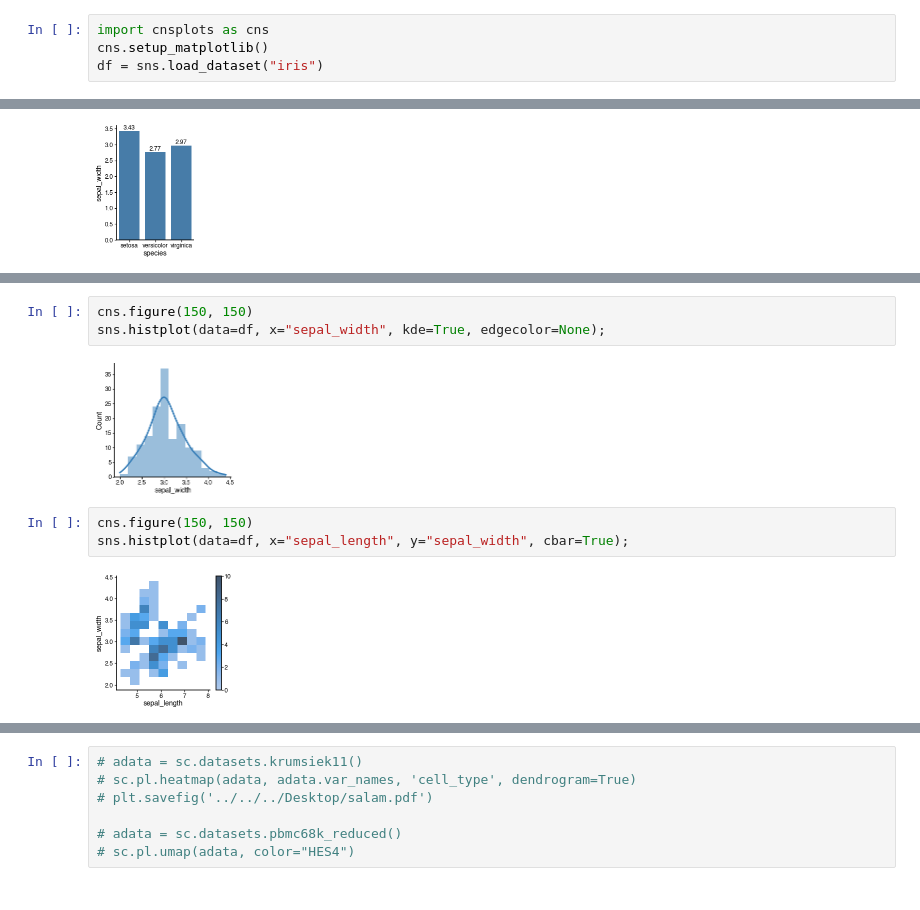
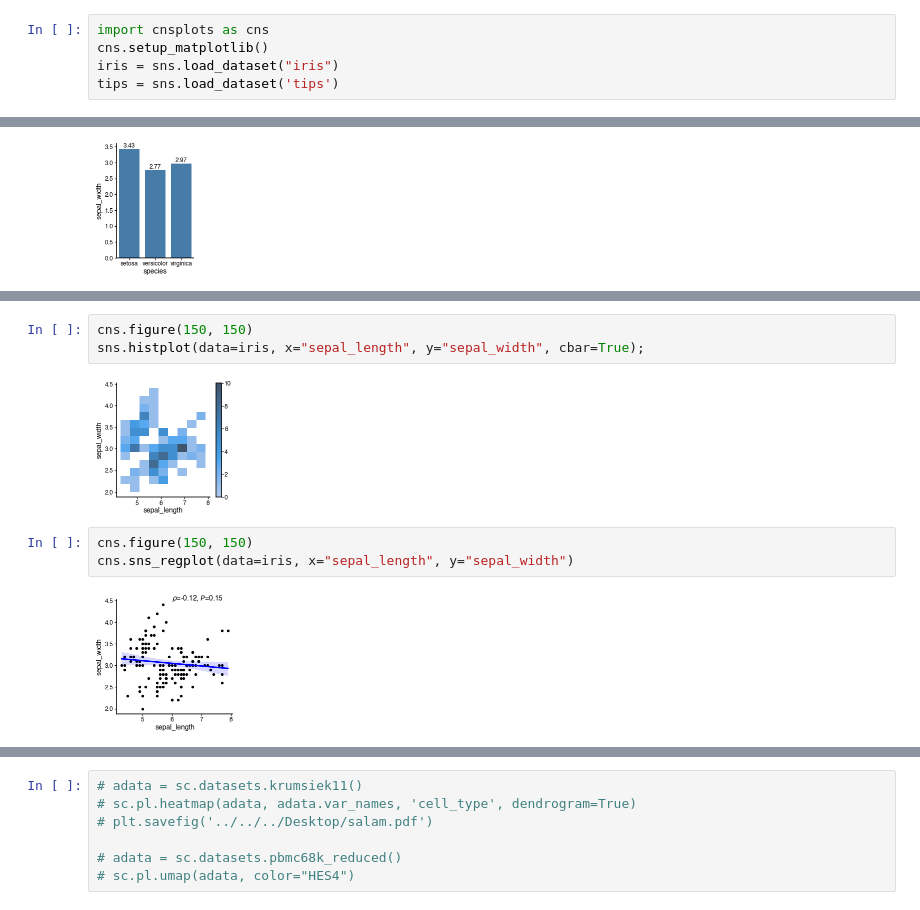
Before and after one commit to faridrashidi/cnsplots, a Jupyter notebook: notebooks/matplotlib.ipynb, the cells around one changed output, grey strips where cells are left out. Saved outputs shown, nothing was run; the diff lists cells and outputs as text.

```diff
--- a/notebooks/matplotlib.ipynb
+++ b/notebooks/matplotlib.ipynb
@@ -1,6 +1,7 @@
 # %%
 import cnsplots as cns
 cns.setup_matplotlib()
-df = sns.load_dataset("iris")
+iris = sns.load_dataset("iris")
+tips = sns.load_dataset('tips')
 # %%
 cns.figure(120, 120)
@@ -37,10 +72,10 @@ sns.scatterplot(data=df, x="sepal_length", y="sepal_width", s=8);
 # %%
 cns.figure(150, 150)
-sns.histplot(data=df, x="sepal_width", kde=True, edgecolor=None);
+sns.histplot(data=iris, x="sepal_length", y="sepal_width", cbar=True);
 # %% [output]
-[figure, old version]
+[figure, new version]
 # %%
 cns.figure(150, 150)
-sns.histplot(data=df, x="sepal_length", y="sepal_width", cbar=True);
+cns.sns_regplot(data=iris, x="sepal_length", y="sepal_width")
 # %% [output]
-[figure, old version]
+[figure, new version]
```
Also changed, not shown: parts of 9 cells of this notebook, 4 other files.
